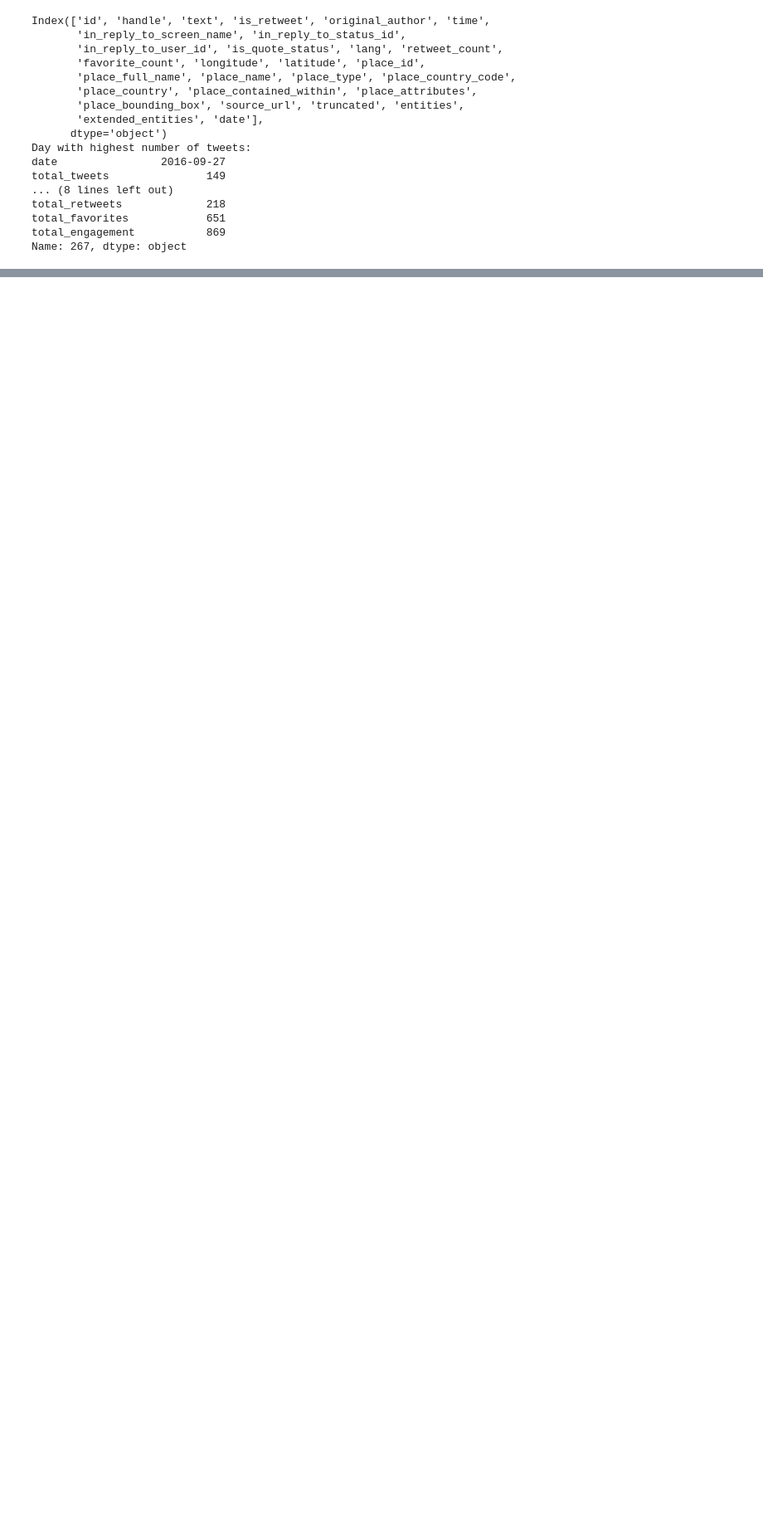
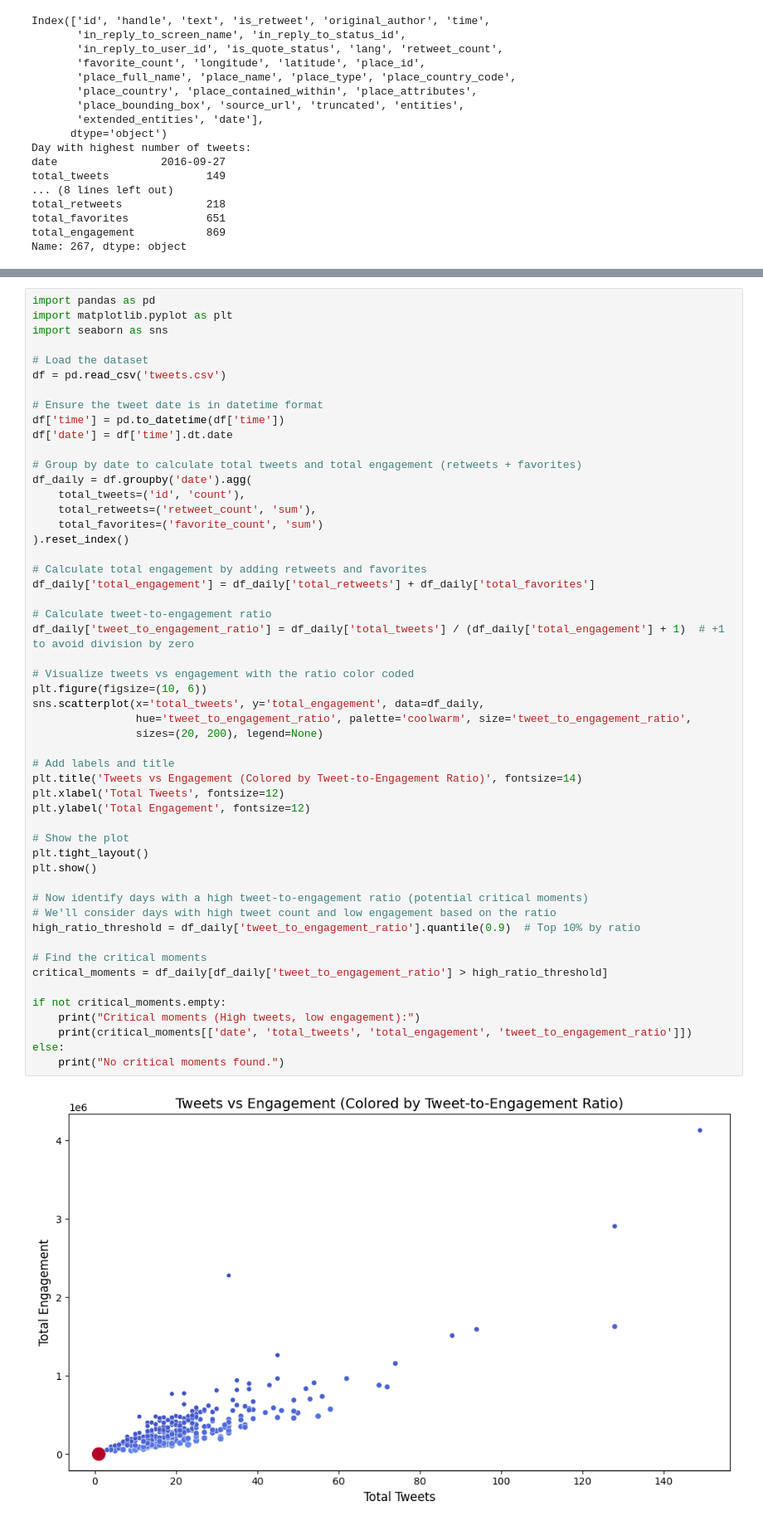
Before and after one commit to LeenaKH123/Jupyter_Project, a Jupyter notebook: Jupyter_Project/TheProject/VisualisationPython.ipynb, the cells around one changed output, grey strips where cells are left out. Shown at 83% size. Cells and saved outputs as stored; diff of their text form; blank space fills up the shorter version.

```diff
--- a/Jupyter_Project/TheProject/VisualisationPython.ipynb
+++ b/Jupyter_Project/TheProject/VisualisationPython.ipynb
@@ -91,0 +127,54 @@ No critical moments found where high tweets and low engagement occurred.
+# %%
+import pandas as pd
+import matplotlib.pyplot as plt
+import seaborn as sns
+
+# Load the dataset
+df = pd.read_csv('tweets.csv')
+
+# Ensure the tweet date is in datetime format
+df['time'] = pd.to_datetime(df['time'])
+df['date'] = df['time'].dt.date
+
+# Group by date to calculate total tweets and total engagement (retweets + favorites)
+df_daily = df.groupby('date').agg(
+    total_tweets=('id', 'count'),
+    total_retweets=('retweet_count', 'sum'),
+    total_favorites=('favorite_count', 'sum')
+).reset_index()
+
+# Calculate total engagement by adding retweets and favorites
+df_daily['total_engagement'] = df_daily['total_retweets'] + df_daily['total_favorites']
+
+# Calculate tweet-to-engagement ratio
+df_daily['tweet_to_engagement_ratio'] = df_daily['total_tweets'] / (df_daily['total_engagement'] + 1)  # +1 to avoid division by zero
+
+# Visualize tweets vs engagement with the ratio color coded
+plt.figure(figsize=(10, 6))
+sns.scatterplot(x='total_tweets', y='total_engagement', data=df_daily,
+                hue='tweet_to_engagement_ratio', palette='coolwarm', size='tweet_to_engagement_ratio',
+                sizes=(20, 200), legend=None)
+
+# Add labels and title
+plt.title('Tweets vs Engagement (Colored by Tweet-to-Engagement Ratio)', fontsize=14)
+plt.xlabel('Total Tweets', fontsize=12)
+plt.ylabel('Total Engagement', fontsize=12)
+
+# Show the plot
+plt.tight_layout()
+plt.show()
+
+# Now identify days with a high tweet-to-engagement ratio (potential critical moments)
+# We'll consider days with high tweet count and low engagement based on the ratio
+high_ratio_threshold = df_daily['tweet_to_engagement_ratio'].quantile(0.9)  # Top 10% by ratio
+
+# Find the critical moments
+critical_moments = df_daily[df_daily['tweet_to_engagement_ratio'] > high_ratio_threshold]
+
+if not critical_moments.empty:
+    print("Critical moments (High tweets, low engagement):")
+    print(critical_moments[['date', 'total_tweets', 'total_engagement', 'tweet_to_engagement_ratio']])
+else:
+    print("No critical moments found.")
+# %% [output]
+[figure, added]
```
Also changed, not shown: parts of 2 cells of this notebook.
